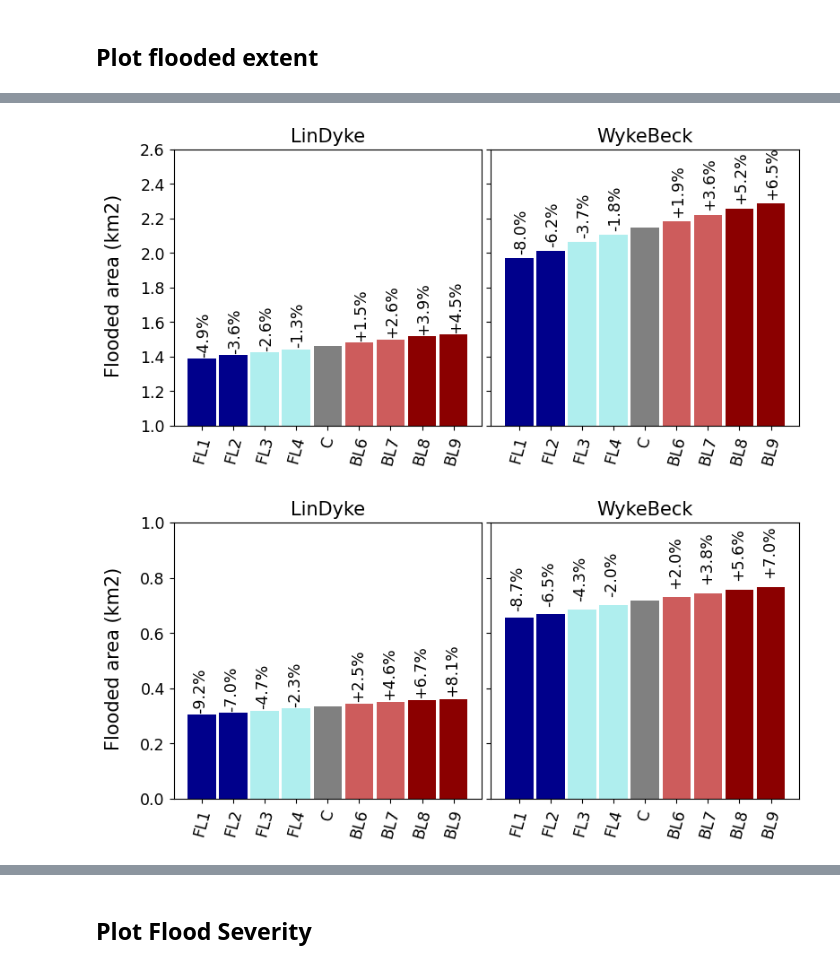
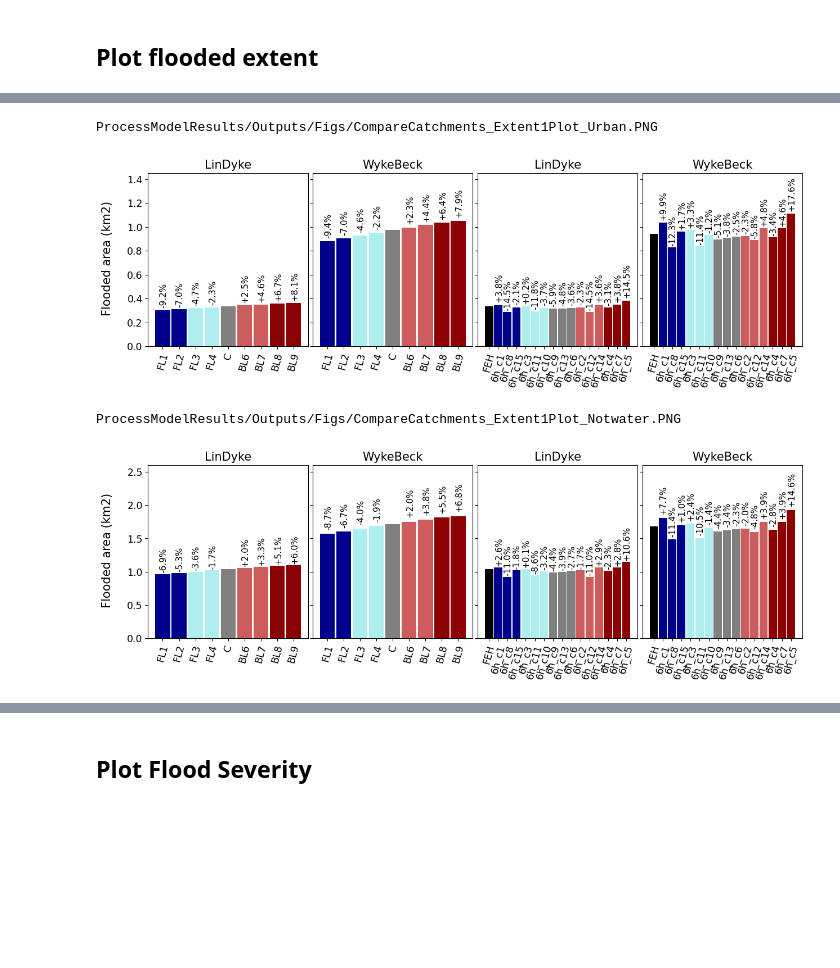
Before and after one commit to masher92/UKCP18, a Jupyter notebook: CatchmentAnalysis/PlotsForPaper.ipynb, the cells around one changed output, grey strips where cells are left out. Saved outputs shown, nothing was run; the diff lists cells and outputs as text; code cells hidden in the pictures; blank space fills up the shorter version.

Commit message:
4 plots in one instead of 2

```diff
--- a/CatchmentAnalysis/PlotsForPaper.ipynb
+++ b/CatchmentAnalysis/PlotsForPaper.ipynb
@@ -143,3 +143,4 @@ cluster_results_op_wb= pd.read_csv("ProcessModelResults/Outputs/Data/ObservedPro
 cluster_results_ip_ls = [cluster_results_ip_ld,cluster_results_ip_wb]
 cluster_results_op_ls = [cluster_results_op_ld,cluster_results_op_wb]
 catchment_name_ls = ['LinDyke','WykeBeck', 'LinDyke','WykeBeck']
+cluster_results_ls_ls = [cluster_results_ip_ls, cluster_results_op_ls]
@@ -146,10 +210,22 @@ catchment_name_ls = ['LinDyke','WykeBeck', 'LinDyke','WykeBeck']
+# %%
+plot_flooded_extent_2catchments_2profilesets(cluster_results_ls_ls, 'Urban', 'Idealised','IP',ylim = 1.45,
+                                # One controls left 2, second controls right 2
+                                percent_adjustments = [1.2,1.4],
+                                # Left = idealised, LD, right = LD, observed
+                                label_height_adjusters_x = [1.1, 1.1],
+                                # Left = idealised, WB, right = WB, observed
+                                label_height_adjusters_y = [1.04,1.03])
+# %% [output]
+ProcessModelResults/Outputs/Figs/CompareCatchments_Extent1Plot_Urban.PNG
+[figure, added]
 # %%
-plot_flooded_extent_2catchments(cluster_results_ip_ls, '', 'Idealised','IP',ylim = 2.6, percent_adjust = 1.2,
-                                label_height_adjuster_x = 1.02, label_height_adjuster_y = 1.02)
+plot_flooded_extent_2catchments_2profilesets(cluster_results_ls_ls, 'Notwater', 'Idealised','IP',ylim = 2.6,
+                                # One controls left 2, second controls right 2
+                                percent_adjustments = [1.2,1.4],
+                                # Left = idealised, LD, right = LD, observed
+                                label_height_adjusters_x = [1.04, 1.04],
+                                # Left = idealised, WB, right = WB, observed
+                                label_height_adjusters_y = [1.05,1.04])
 # %% [output]
+ProcessModelResults/Outputs/Figs/CompareCatchments_Extent1Plot_Notwater.PNG
-[figure, old version]
+[figure, new version]
-# %%
-plot_flooded_extent_2catchments(cluster_results_ip_ls, 'Urban', 'Idealised','IP',ylim = 1, percent_adjust = 1.3,
-                                label_height_adjuster_x = 1.06, label_height_adjuster_y = 1.06)
-# %% [output]
-[figure, removed]
```
Also changed, not shown: parts of 5 cells of this notebook.
